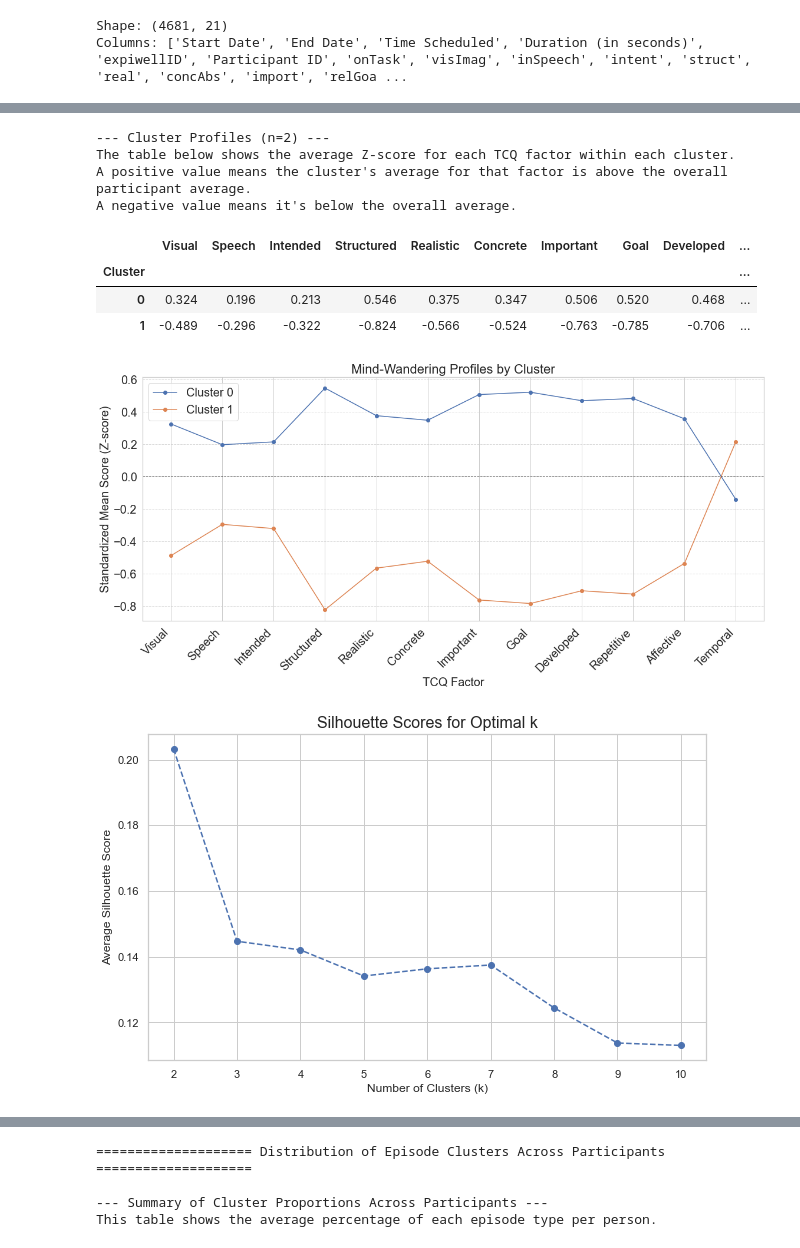
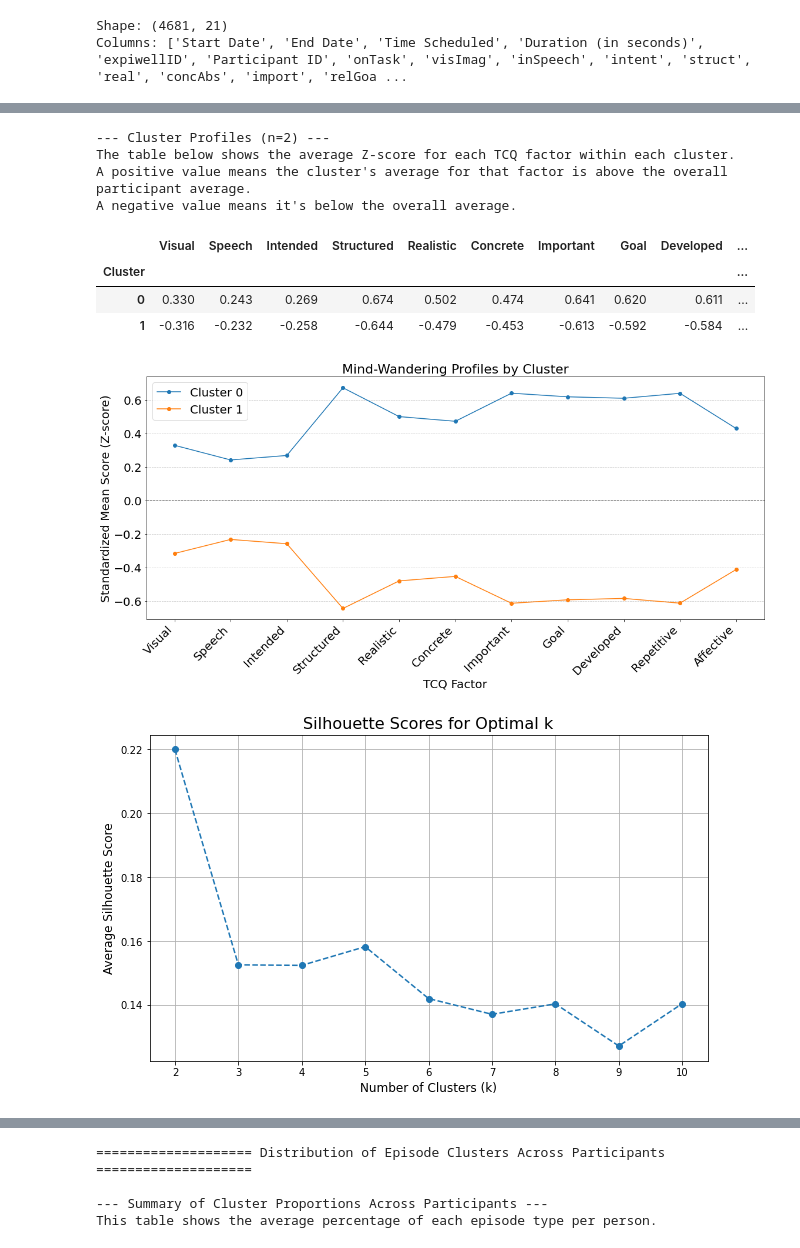
Before and after one commit to thandre6000/MindWanderAnalysis, a Jupyter notebook: notebooks/Clustering.ipynb, the cells around one changed output, grey strips where cells are left out. Cells and saved outputs as stored; diff of their text form; code cells hidden in the pictures.

```diff
--- a/notebooks/Clustering.ipynb
+++ b/notebooks/Clustering.ipynb
@@ -82,7 +82,7 @@ import pandas as pd
 
 tcq_cols_analysis = [
     'visImag', 'inSpeech', 'intent', 'struct', 'real', 'concAbs',
-    'import', 'relGoal', 'fullDev', 'oftMind', 'emotVal', 'tempOr'
+    'import', 'relGoal', 'fullDev', 'oftMind', 'emotVal'
 ]
 
 # 1. Prepare the data
@@ -164,11 +164,13 @@ from sklearn.metrics import silhouette_score
 silhouette_scores = []
 # We start the range from 2 because silhouette score is not defined for k=1
 k_range_silhouette = range(2, 11)
+# Drop 'Cluster' column if present before silhouette calculation
+Xw = between_clustered.drop(columns=['Cluster'], errors='ignore')
 
 for k in k_range_silhouette:
     kmeans = KMeans(n_clusters=k, init='k-means++', random_state=42, n_init=10)
-    kmeans.fit(scaled_df)
-    score = silhouette_score(scaled_df, kmeans.labels_)
+    kmeans.fit(Xw)
+    score = silhouette_score(Xw, kmeans.labels_)
     silhouette_scores.append(score)
 
 # Plot the Silhouette Scores
@@ -185,10 +187,10 @@ plt.show()
 --- Cluster Profiles (n=2) ---
 The table below shows the average Z-score for each TCQ factor within each cluster.
 A positive value means the cluster's average for that factor is above the overall participant average.
 A negative value means it's below the overall average.
 |  | Visual | Speech | Intended | Structured | Realistic | Concrete | Important | Goal | Developed | ... |
 | Cluster |  |  |  |  |  |  |  |  |  | ... |
-| 0 | 0.324 | 0.196 | 0.213 | 0.546 | 0.375 | 0.347 | 0.506 | 0.520 | 0.468 | ... |
-| 1 | -0.489 | -0.296 | -0.322 | -0.824 | -0.566 | -0.524 | -0.763 | -0.785 | -0.706 | ... |
+| 0 | 0.330 | 0.243 | 0.269 | 0.674 | 0.502 | 0.474 | 0.641 | 0.620 | 0.611 | ... |
+| 1 | -0.316 | -0.232 | -0.258 | -0.644 | -0.479 | -0.453 | -0.613 | -0.592 | -0.584 | ... |
-[figure, old version]
+[figure, new version]
-[figure, old version]
+[figure, new version]
```
Also changed, not shown: parts of 4 cells of this notebook, 2 other files.
